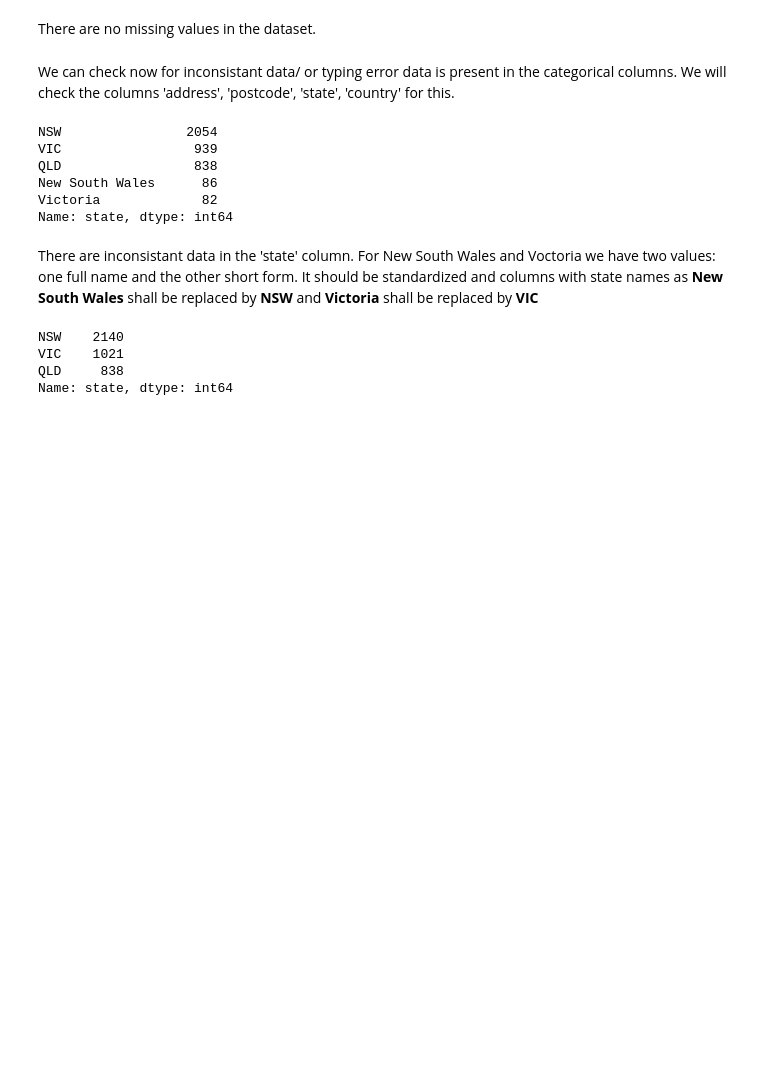
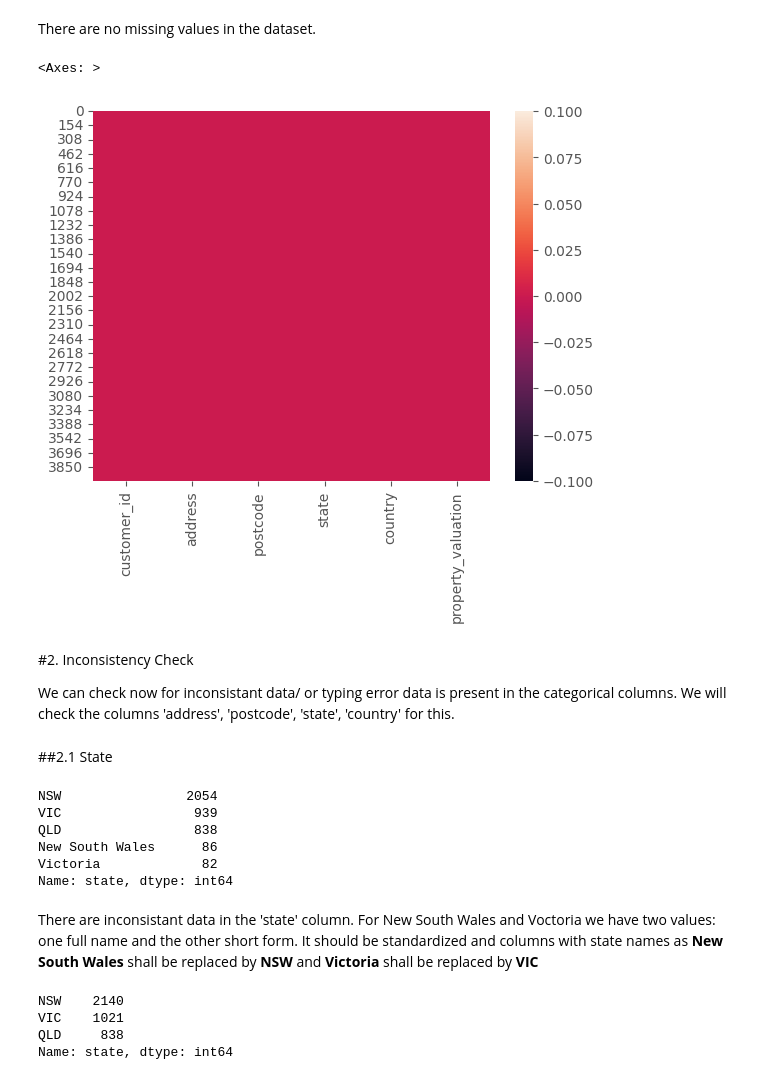
Before and after one commit to AryaChirag/Bicycle-sales, a Jupyter notebook: Data_cleaning_customer_address.ipynb, the cells around one changed output. Cells and saved outputs as stored; diff of their text form; code cells hidden in the pictures; blank space fills up the shorter version.

Commit message:
Data_cleaning_customer_address updated

```diff
--- a/Data_cleaning_customer_address.ipynb
+++ b/Data_cleaning_customer_address.ipynb
@@ -77,18 +100,25 @@ dtype: int64
 # %% [markdown]
 There are no missing values in the dataset.
+# %%
+sns.heatmap(cust_address.isnull())
+# %% [output]
+<Axes: >
+[figure, added]
 # %% [markdown]
+#2. Inconsistency Check
+
 We can check now for inconsistant data/ or typing error data is present in the categorical columns. We will check the columns 'address', 'postcode', 'state', 'country' for this.
-# %%
-#1. State:
-
-cust_address['state'].value_counts()
-# %% [output]
-NSW                2054
-VIC                 939
-QLD                 838
-New South Wales      86
-Victoria             82
-Name: state, dtype: int64
+# %% [markdown]
+##2.1 State
+# %%
+cust_address['state'].value_counts()
+# %% [output]
+NSW                2054
+VIC                 939
+QLD                 838
+New South Wales      86
+Victoria             82
+Name: state, dtype: int64
 # %% [markdown]
 There are inconsistant data in the 'state' column. For New South Wales and Voctoria we have two values: one full name and the other short form.
 It should be standardized and columns with state names as **New South Wales** shall be replaced by **NSW** and **Victoria** shall be replaced by **VIC**
```
Also changed, not shown: parts of 23 cells of this notebook.
